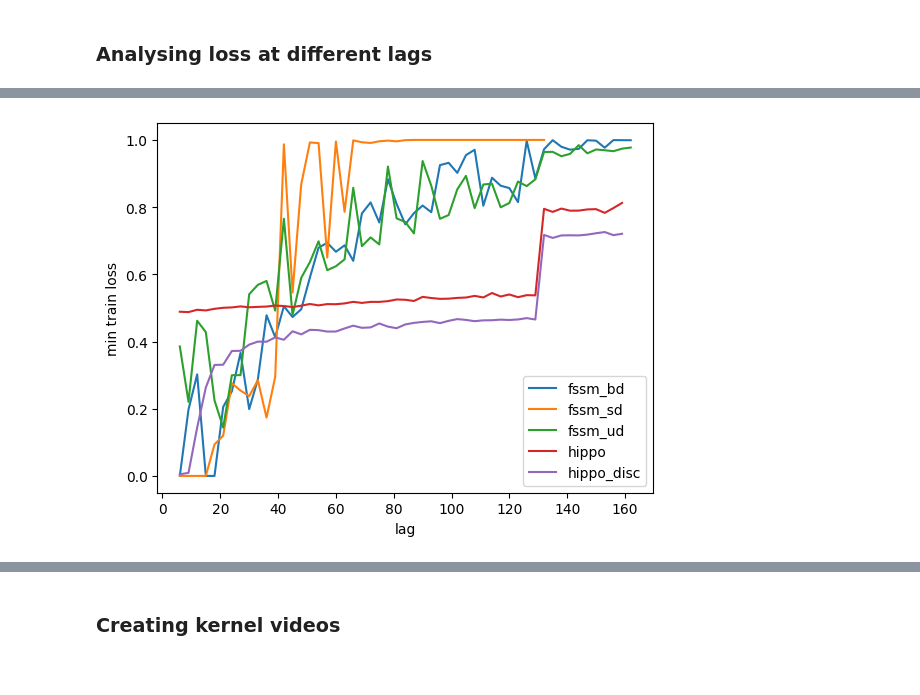
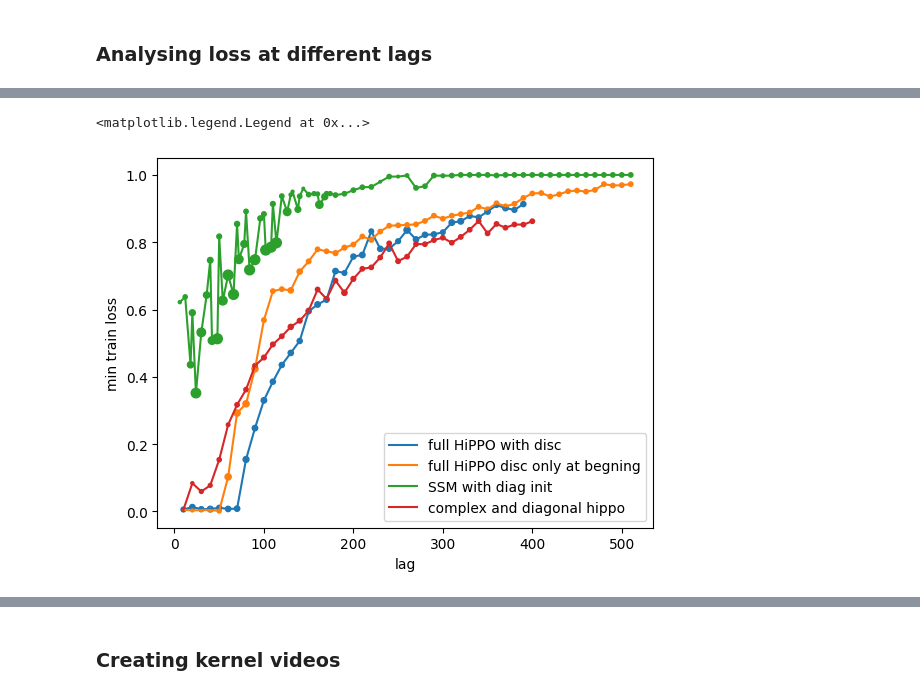
Before and after one commit to YuvMilo/SequenceModelLab, a Jupyter notebook: analysis/lags_of_different_ssm_models.ipynb, the cells around one changed output, grey strips where cells are left out. Saved outputs shown, nothing was run; the diff lists cells and outputs as text; code cells hidden in the pictures.

```diff
--- a/analysis/lags_of_different_ssm_models.ipynb
+++ b/analysis/lags_of_different_ssm_models.ipynb
@@ -101,8 +134,14 @@ hippo_disc
 # %%
-exp_name = "hippo"
-lag_nums = np.array([lag_num for lag_num in experiments_results[exp_name].keys()])
-lag_nums.sort()
-min_losses = np.array([experiments_results[exp_name][lag_num].min_loss for lag_num in lag_nums])
-exploded = np.array([experiments_results[exp_name][lag_num].exploded for lag_num in lag_nums])
-lag_nums[41:]
+plt.figure()
+for exp_name in experiments_results.keys():
+    lag_nums = np.array([lag_num for lag_num in experiments_results[exp_name].keys()])
+    lag_nums.sort()
+    min_losses = np.array([experiments_results[exp_name][lag_num].min_loss for lag_num in lag_nums])
+    train_len = np.array([experiments_results[exp_name][lag_num].train_len for lag_num in lag_nums])
+    plt.plot(lag_nums,min_losses,label = exp_name)
+    plt.scatter(lag_nums,min_losses, s=train_len/100)
+plt.xlabel("lag")
+plt.ylabel("min train loss")
+plt.legend()
+#plt.savefig(".\\analysis\\lags_different_ssm_model_results\\all_loss_plots.png")
 # %% [output]
@@ -110,13 +149,22 @@ array([129, 132, 135, 138, 141, 144, 147, 150, 153, 156, 159])
 # %%
+# Specific readable output
 plt.figure()
-for exp_name in experiments_results.keys():
+exp_name_to_readable = {
+    "full_hippo_bdt":"full HiPPO with disc",
+    "full_hippo_disc_bdt":"full HiPPO disc only at begning",
+    "fssm_ud":"SSM with diag init",
+    "diag_hippo_disc":"complex and diagonal hippo",
+}
+for exp_name in exp_name_to_readable.keys():
     lag_nums = np.array([lag_num for lag_num in experiments_results[exp_name].keys()])
     lag_nums.sort()
     min_losses = np.array([experiments_results[exp_name][lag_num].min_loss for lag_num in lag_nums])
-    plt.plot(lag_nums,min_losses,label = exp_name)
+    train_len = np.array([experiments_results[exp_name][lag_num].train_len for lag_num in lag_nums])
+    plt.plot(lag_nums,min_losses,label = exp_name_to_readable[exp_name])
+    plt.scatter(lag_nums,min_losses, s=train_len/100)
 plt.xlabel("lag")
 plt.ylabel("min train loss")
 plt.legend()
-plt.savefig(".\\analysis\\lags_different_ssm_model_results\\all_loss_plots.png")
 # %% [output]
+<matplotlib.legend.Legend at 0x...>
-[figure, old version]
+[figure, new version]
```
Also changed, not shown: parts of 37 cells of this notebook, 14 other files.
